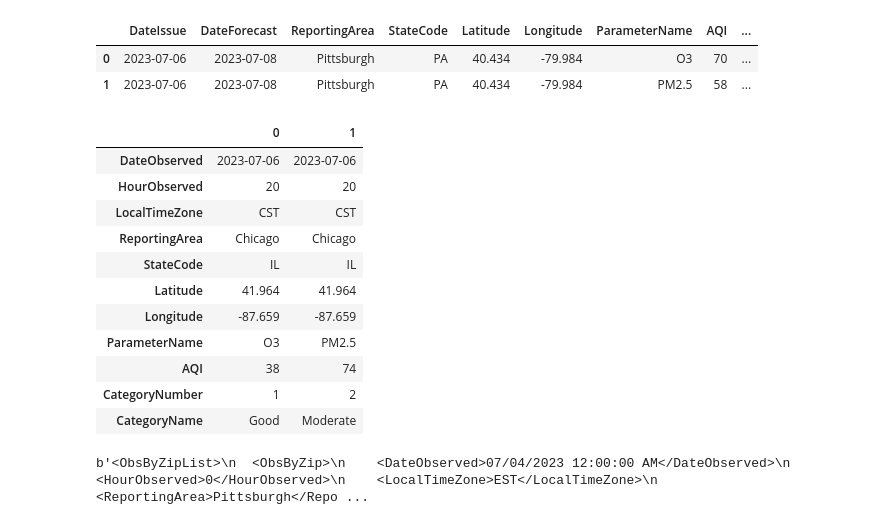
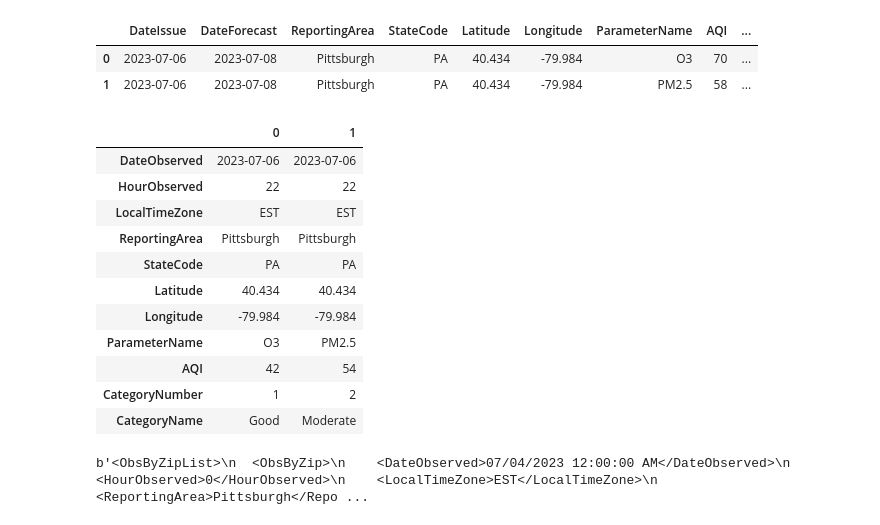
Before and after one commit to NutraSmart/python_aqi, a Jupyter notebook: python_airnow.ipynb, the cells around one changed output. Saved outputs shown, nothing was run; the diff lists cells and outputs as text; code cells hidden in the pictures.

```diff
--- a/python_airnow.ipynb
+++ b/python_airnow.ipynb
@@ -67,19 +63,19 @@ forecast_df
 | 0 | 2023-07-06 | 2023-07-08 | Pittsburgh | PA | 40.434 | -79.984 | O3 | 70 | ... |
 | 1 | 2023-07-06 | 2023-07-08 | Pittsburgh | PA | 40.434 | -79.984 | PM2.5 | 58 | ... |
 # %%
-current_df=pd.read_csv(BytesIO(curr_obs('60201',api_key=my_key)))
+current_df=pd.read_csv(BytesIO(curr_obs('15213',api_key=my_key)))
 current_df.T
 # %% [output]
 |  | 0 | 1 |
 | DateObserved | 2023-07-06 | 2023-07-06 |
-| HourObserved | 20 | 20 |
-| LocalTimeZone | CST | CST |
-| ReportingArea | Chicago | Chicago |
-| StateCode | IL | IL |
-| Latitude | 41.964 | 41.964 |
-| Longitude | -87.659 | -87.659 |
+| HourObserved | 22 | 22 |
+| LocalTimeZone | EST | EST |
+| ReportingArea | Pittsburgh | Pittsburgh |
+| StateCode | PA | PA |
+| Latitude | 40.434 | 40.434 |
+| Longitude | -79.984 | -79.984 |
 | ParameterName | O3 | PM2.5 |
-| AQI | 38 | 74 |
+| AQI | 42 | 54 |
 | CategoryNumber | 1 | 2 |
 | CategoryName | Good | Moderate |
 # %%
```
Also changed, not shown: parts of 1 cell of this notebook.
